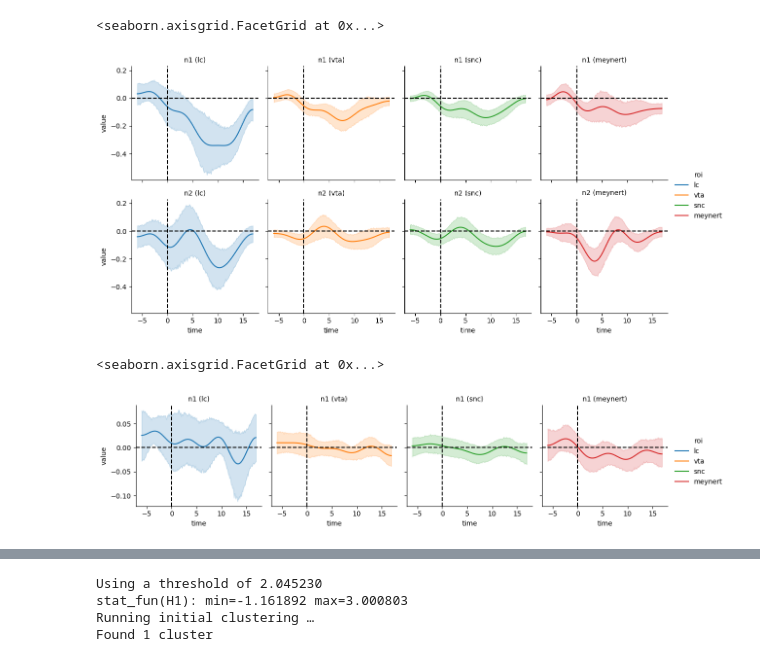
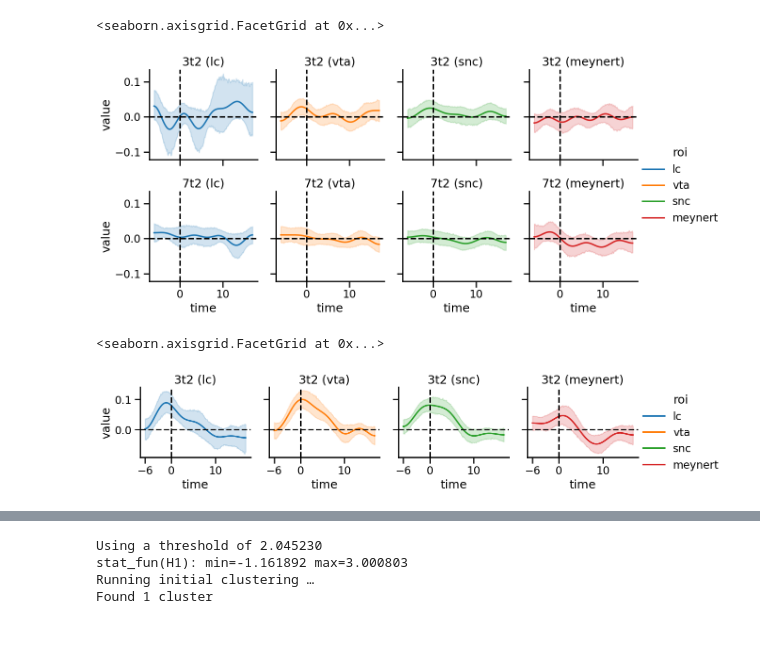
Before and after one commit to Gilles86/risk_experiment, a Jupyter notebook: risk_experiment/roi_analysis/roi_ts_figures.ipynb, the cells around one changed output, grey strips where cells are left out. Drawn from its saved outputs; the diff is of its cells as text; code cells hidden in the pictures; blank space fills up the shorter version.

Commit message:
Worked on figures

```diff
--- a/risk_experiment/roi_analysis/roi_ts_figures.ipynb
+++ b/risk_experiment/roi_analysis/roi_ts_figures.ipynb
@@ -7,3 +8,5 @@ from mne.stats import permutation_cluster_1samp_test
 # %%
 masks = ['snc', 'vta', 'lc', 'meynert']
 bids_folder = '/data/ds-risk'
+# %%
+sns.set_context('talk')
@@ -9,0 +83,22 @@ bids_folder = '/data/ds-risk'
+# %%
+df = []
+
+keys = list(product(['3t2', '7t2'], masks))
+
+for session, mask in keys:
+    fn = op.join(bids_folder, 'derivatives', 'roi_analysis', 'model-neural2', mask, f'ses-{session}_timeseries.tsv')
+    df.append(pd.read_csv(fn, sep='\t', index_col=[0,1,2, 3])[mask].to_frame('value'))
+
+df = pd.concat(df, keys=keys, names=['session', 'roi'])
+
+tmp = df.xs('sd', 0, 'covariate').reset_index()
+
+order = ['lc', 'vta', 'snc', 'meynert']
+
+fac = sns.FacetGrid(tmp, row='session', col='roi', hue='roi', col_order=order, hue_order=order)
+fac.map(sns.lineplot, 'time', 'value', errorbar=('ci', 95))
+fac.map(lambda *args, **kwargs: plt.axhline(0,0, c='k', ls='--'))
+fac.map(lambda *args, **kwargs: plt.axvline(0,0, c='k', ls='--'))
+fac.add_legend()
+fac.set_titles('{row_name} ({col_name})')
+# sns.lineplot(tmp.reset_index(), x='time', y='value', col='roi', col_wrap=2)
@@ -10,44 +108,51 @@ bids_folder = '/data/ds-risk'
 # %%
 df = []
 
-for mask in masks:
-    fn = op.join(bids_folder, 'derivatives', 'roi_analysis', 'model-neural3', mask, 'timeseries.tsv')
+keys = list(product(['3t2', '7t2'], masks))
+
+for session, mask in keys:
+    fn = op.join(bids_folder, 'derivatives', 'roi_analysis', 'model-neural3', mask, f'ses-{session}_timeseries.tsv')
     df.append(pd.read_csv(fn, sep='\t', index_col=[0,1,2, 3])[mask].to_frame('value'))
 
-df = pd.concat(df, keys=masks, names=['roi'])
+df = pd.concat(df, keys=keys, names=['session', 'roi'])
 
-tmp = df.xs('intercept', 0, 'covariate').reset_index()
+tmp = df.xs('sd', 0, 'covariate').reset_index()
 
 order = ['lc', 'vta', 'snc', 'meynert']
 
-fac = sns.FacetGrid(tmp, row='event type', col='roi', hue='roi', col_order=order, hue_order=order)
+fac = sns.FacetGrid(tmp, row='session', col='roi', hue='roi', col_order=order, hue_order=order)
 fac.map(sns.lineplot, 'time', 'value', errorbar=('ci', 95))
 fac.map(lambda *args, **kwargs: plt.axhline(0,0, c='k', ls='--'))
 fac.map(lambda *args, **kwargs: plt.axvline(0,0, c='k', ls='--'))
 fac.add_legend()
 fac.set_titles('{row_name} ({col_name})')
 # sns.lineplot(tmp.reset_index(), x='time', y='value', col='roi', col_wrap=2)
 # %% [output]
 <seaborn.axisgrid.FacetGrid at 0x...>
-[figure, old version]
+[figure, new version]
 # %%
 df = []
 
-for mask in masks:
-    fn = op.join(bids_folder, 'derivatives', 'roi_analysis', 'model-neural3', mask, 'timeseries.tsv')
+keys = list(product(['3t2'], masks))
+
+for session, mask in keys:
+    fn = op.join(bids_folder, 'derivatives', 'roi_analysis', 'model-pupil_baseline', mask, f'ses-{session}_timeseries.tsv')
     df.append(pd.read_csv(fn, sep='\t', index_col=[0,1,2, 3])[mask].to_frame('value'))
 
-df = pd.concat(df, keys=masks, names=['roi'])
+df = pd.concat(df, keys=keys, names=['session', 'roi'])
 
-tmp = df.xs('sd', 0, 'covariate').reset_index()
+tmp = df.xs('pupil', 0, 'covariate').reset_index()
 
-fac = sns.FacetGrid(tmp, row='event type', col='roi',  hue='roi', col_order=order, hue_order=order)
+order = ['lc', 'vta', 'snc', 'meynert']
+
+fac = sns.FacetGrid(tmp, row='session', col='roi', hue='roi', col_order=order, hue_order=order)
 fac.map(sns.lineplot, 'time', 'value', errorbar=('ci', 95))
 fac.map(lambda *args, **kwargs: plt.axhline(0,0, c='k', ls='--'))
 fac.map(lambda *args, **kwargs: plt.axvline(0,0, c='k', ls='--'))
 fac.add_legend()
 fac.set_titles('{row_name} ({col_name})')
+fac.set(xticks=[-6., 0., 10.])
 # sns.lineplot(tmp.reset_index(), x='time', y='value', col='roi', col_wrap=2)
 # %% [output]
 <seaborn.axisgrid.FacetGrid at 0x...>
-[figure, old version]
+[figure, new version]
```
Also changed, not shown: parts of 10 cells of this notebook, 24 other files.
